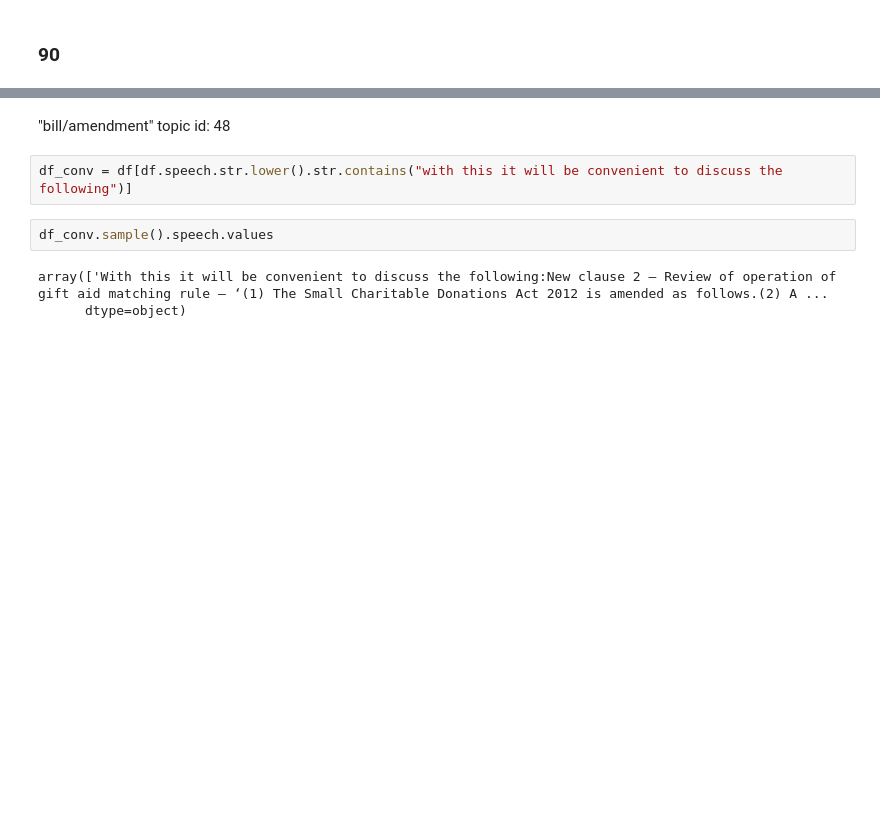
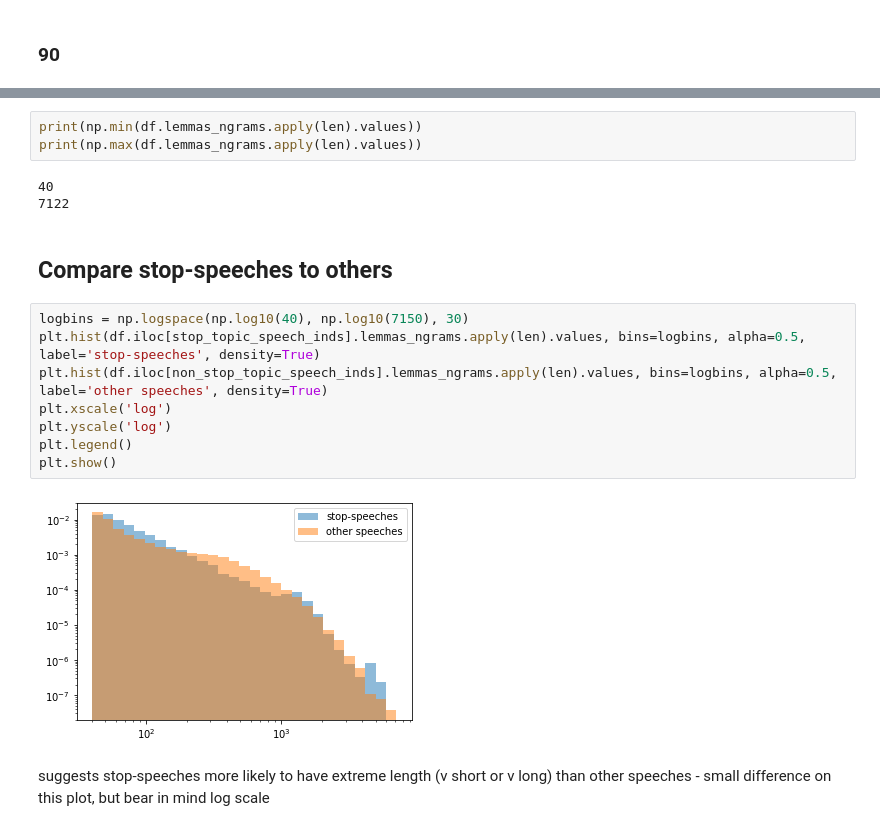
Before and after one commit to bendennes/hansard-nlp, a Jupyter notebook: 5_lda_inspect_filter.ipynb, the cells around one changed output, grey strips where cells are left out. Cells and saved outputs as stored; diff of their text form; blank space fills up the shorter version.

```diff
--- a/4_lda_topic_modelling.ipynb
+++ b/5_lda_inspect_filter.ipynb
@@ -537,9 +292,20 @@ plot_Ieff(dt, n_top=5, att=.75, bins=50)
-# %% [markdown]
-"bill/amendment" topic id: 48
-# %%
-df_conv = df[df.speech.str.lower().str.contains("with this it will be convenient to discuss the following")]
-# %%
-df_conv.sample().speech.values
-# %% [output]
-array(['With this it will be convenient to discuss the following:New clause 2 — Review of operation of gift aid matching rule — ‘(1) The Small Charitable Donations Act 2012 is amended as follows.(2) A ...
-      dtype=object)
+# %%
+print(np.min(df.lemmas_ngrams.apply(len).values))
+print(np.max(df.lemmas_ngrams.apply(len).values))
+# %% [output]
+40
+7122
+# %% [markdown]
+## Compare stop-speeches to others
+# %%
+logbins = np.logspace(np.log10(40), np.log10(7150), 30)
+plt.hist(df.iloc[stop_topic_speech_inds].lemmas_ngrams.apply(len).values, bins=logbins, alpha=0.5, label='stop-speeches', density=True)
+plt.hist(df.iloc[non_stop_topic_speech_inds].lemmas_ngrams.apply(len).values, bins=logbins, alpha=0.5, label='other speeches', density=True)
+plt.xscale('log')
+plt.yscale('log')
+plt.legend()
+plt.show()
+# %% [output]
+[figure, added]
+# %% [markdown]
+ suggests stop-speeches more likely to have extreme length (v short or v long) than other speeches - small difference on this plot, but bear in mind log scale
```
Also changed, not shown: parts of 65 cells of this notebook, 3 other files.
